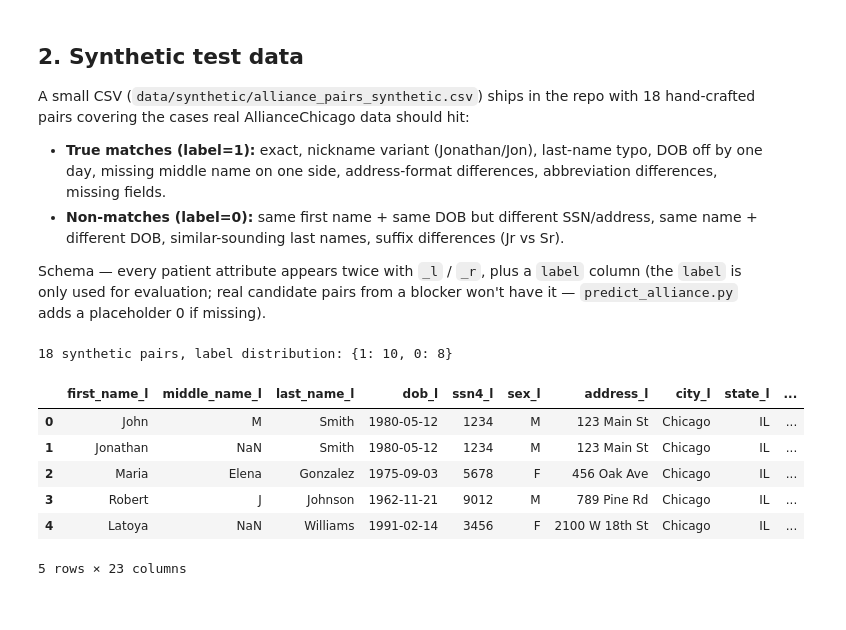
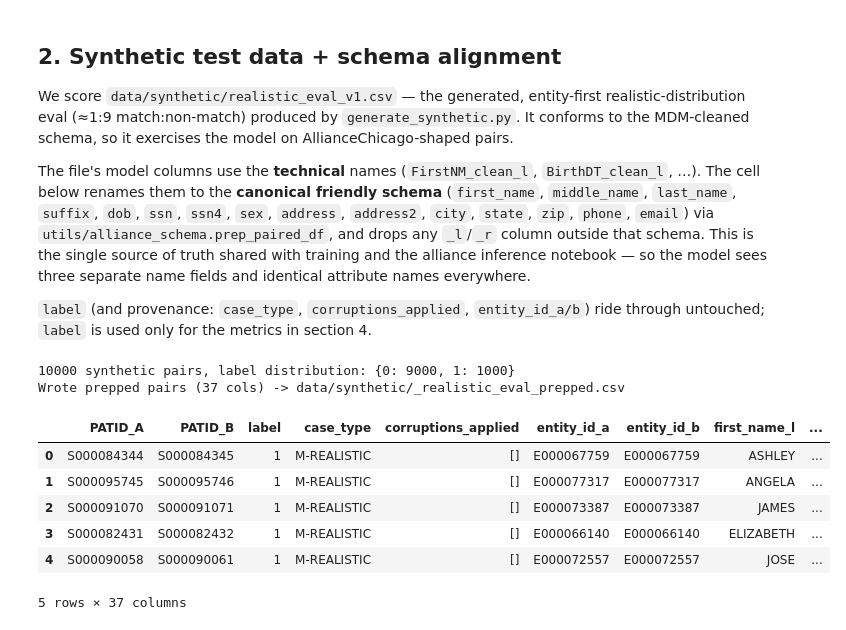
Before and after one commit to MiguelRocaGarcia/AnyMatch, a Jupyter notebook: anymatch_synthetic_inference.ipynb, the cells around one changed output. Cells and saved outputs as stored; diff of their text form; code cells hidden in the pictures.

Commit message:
synthetic data generation and fine tunning approach 1

```diff
--- a/anymatch_synthetic_inference.ipynb
+++ b/anymatch_synthetic_inference.ipynb
@@ -64,24 +96,42 @@ import sys
 # %% [markdown]
-## 2. Synthetic test data
+## 2. Synthetic test data + schema alignment
 
-A small CSV (`data/synthetic/alliance_pairs_synthetic.csv`) ships in the repo with 18 hand-crafted pairs covering the cases real AllianceChicago data should hit:
+We score `data/synthetic/realistic_eval_v1.csv` — the generated, entity-first realistic-distribution eval (≈1:9 match:non-match) produced by `generate_synthetic.py`. It conforms to the MDM-cleaned schema, so it exercises the model on AllianceChicago-shaped pairs.
 
-- **True matches (label=1):** exact, nickname variant (Jonathan/Jon), last-name typo, DOB off by one day, missing middle name on one side, address-format differences, abbreviation differences, missing fields.
-- **Non-matches (label=0):** same first name + same DOB but different SSN/address, same name + different DOB, similar-sounding last names, suffix differences (Jr vs Sr).
+The file's model columns use the **technical** names (`FirstNM_clean_l`, `BirthDT_clean_l`, …). The cell below renames them to the **canonical friendly schema** (`first_name`, `middle_name`, `last_name`, `suffix`, `dob`, `ssn`, `ssn4`, `sex`, `address`, `address2`, `city`, `state`, `zip`, `phone`, `email`) via `utils/alliance_schema.prep_paired_df`, and drops any `_l`/`_r` column outside that schema. This is the single source of truth shared with training and the alliance inference notebook — so the model sees three separate name fields and identical attribute names everywhere.
 
-Schema — every patient attribute appears twice with `_l` / `_r`, plus a `label` column (the `label` is only used for evaluation; real candidate pairs from a blocker won't have it — `predict_alliance.py` adds a placeholder 0 if missing).
+`label` (and provenance: `case_type`, `corruptions_applied`, `entity_id_a/b`) ride through untouched; `label` is used only for the metrics in section 4.
 # %%
 import pandas as pd
-raw = pd.read_csv(INPUT_CSV)
+from utils.alliance_schema import id_str_dtypes, prep_paired_df
+
+_hdr = pd.read_csv(INPUT_CSV, nrows=0).columns
+raw = pd.read_csv(INPUT_CSV, dtype=id_str_dtypes(_hdr), low_memory=False)
 print(f'{len(raw)} synthetic pairs, label distribution: {raw["label"].value_counts().to_dict()}')
-raw.head()
+
+# The generated file carries technical column names (FirstNM_clean_l, ...). Rename
+# to the canonical friendly schema and drop any non-schema _l/_r columns, so the
+# model sees EXACTLY the attributes it was trained on and that alliance inference
+# uses. Phones_set is flattened and dob normalized inside prep_paired_df.
+prepped = prep_paired_df(raw)
+prepped['label'] = raw['label'].astype(int).values
+
+# Write a reference copy, but Section 3 serializes from the IN-MEMORY `prepped`
+# (not by re-reading this CSV). That matters: re-reading would let pandas re-infer
+# float64 for zip/ssn4/phone (-> "60640.0", "1234.0"), which diverges from how
+# finetune_alliance.py serialized during training (string "60640"/"1234"). Scoring
+# off the in-memory frame keeps the mode4 prompt byte-identical to training.
+prepped.to_csv(PREPPED_CSV, index=False)
+print(f'Wrote prepped pairs ({len(prepped.columns)} cols) -> {PREPPED_CSV}')
+prepped.head()
 # %% [output]
-18 synthetic pairs, label distribution: {1: 10, 0: 8}
+10000 synthetic pairs, label distribution: {0: 9000, 1: 1000}
+Wrote prepped pairs (37 cols) -> data/synthetic/_realistic_eval_prepped.csv
-|  | first_name_l | middle_name_l | last_name_l | dob_l | ssn4_l | sex_l | address_l | city_l | state_l | ... |
-| 0 | John | M | Smith | 1980-05-12 | 1234 | M | 123 Main St | Chicago | IL | ... |
-| 1 | Jonathan | NaN | Smith | 1980-05-12 | 1234 | M | 123 Main St | Chicago | IL | ... |
-| 2 | Maria | Elena | Gonzalez | 1975-09-03 | 5678 | F | 456 Oak Ave | Chicago | IL | ... |
-| 3 | Robert | J | Johnson | 1962-11-21 | 9012 | M | 789 Pine Rd | Chicago | IL | ... |
-| 4 | Latoya | NaN | Williams | 1991-02-14 | 3456 | F | 2100 W 18th St | Chicago | IL | ... |
+|  | PATID_A | PATID_B | label | case_type | corruptions_applied | entity_id_a | entity_id_b | first_name_l | ... |
+| 0 | S000084344 | S000084345 | 1 | M-REALISTIC | [] | E000067759 | E000067759 | ASHLEY | ... |
+| 1 | S000095745 | S000095746 | 1 | M-REALISTIC | [] | E000077317 | E000077317 | ANGELA | ... |
+| 2 | S000091070 | S000091071 | 1 | M-REALISTIC | [] | E000073387 | E000073387 | JAMES | ... |
+| 3 | S000082431 | S000082432 | 1 | M-REALISTIC | [] | E000066140 | E000066140 | ELIZABETH | ... |
+| 4 | S000090058 | S000090061 | 1 | M-REALISTIC | [] | E000072557 | E000072557 | JOSE | ... |
-5 rows × 23 columns
+5 rows × 37 columns
 # %% [markdown]
```
Also changed, not shown: parts of 22 cells of this notebook, 9 other files.
